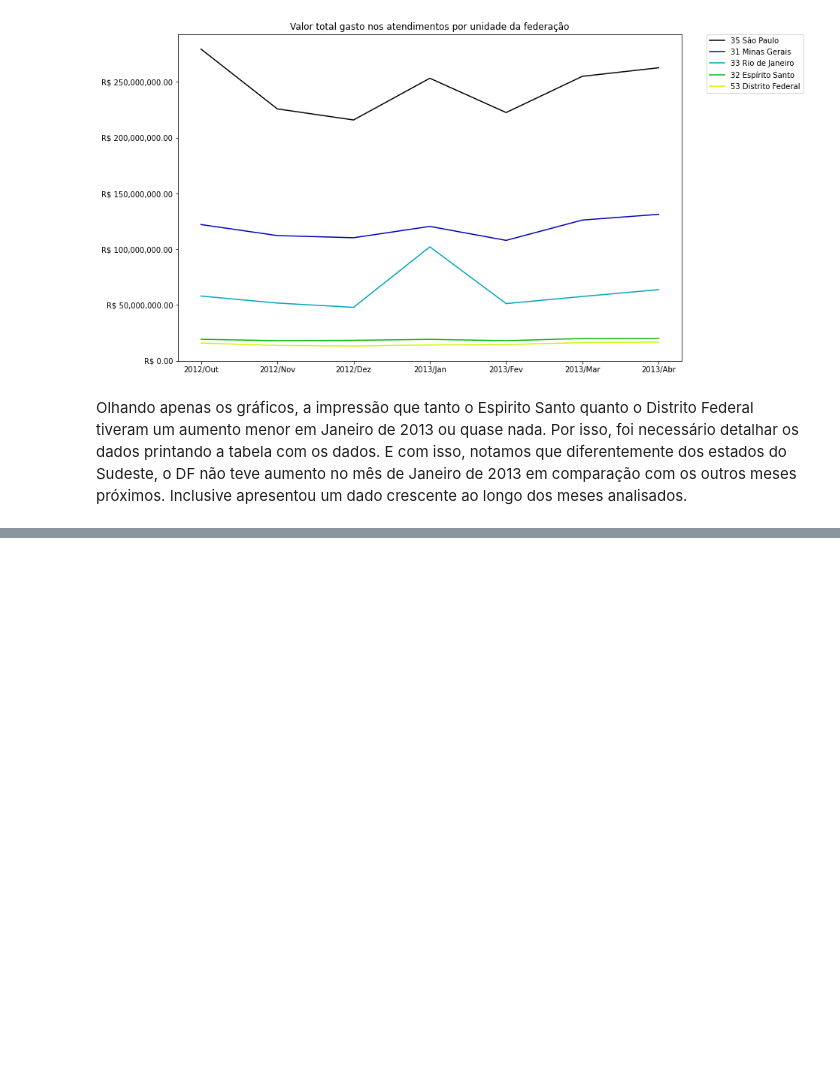
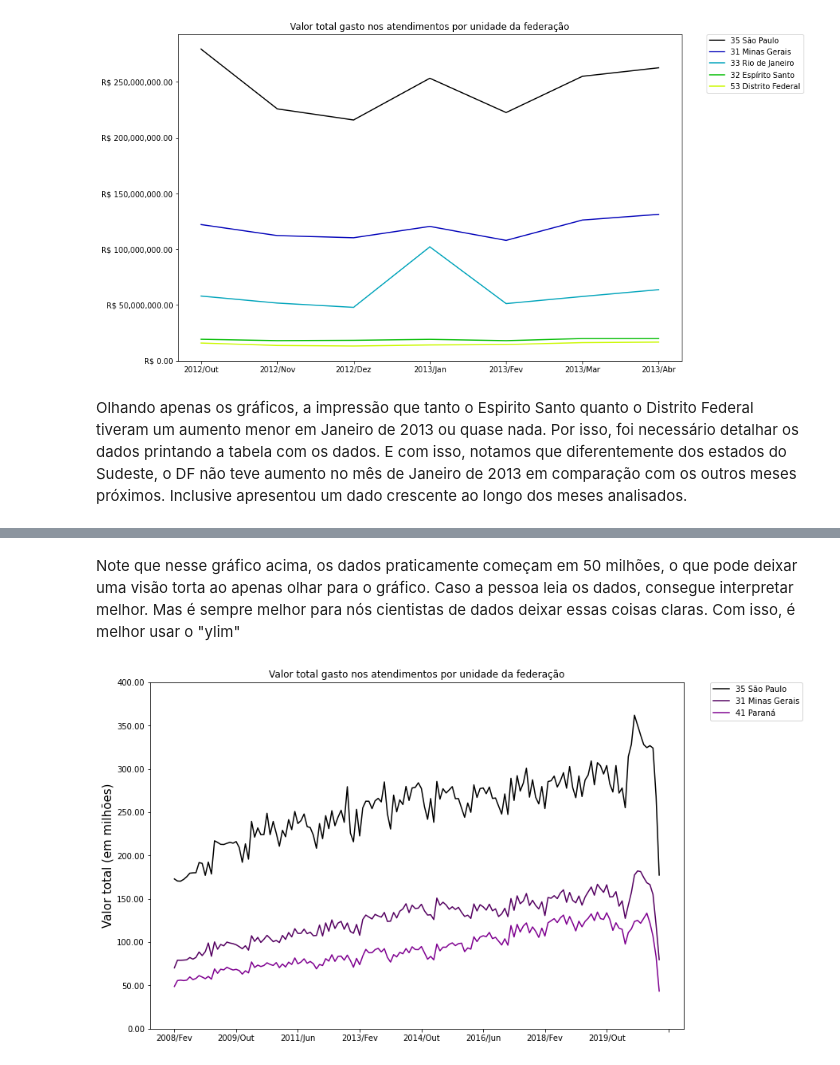
Before and after one commit to fred-carneiro/bootcamp-alura, a Jupyter notebook: Bootcamp_Data_Science_Modulo_1.ipynb, the cells around one changed output, grey strips where cells are left out. Drawn from its saved outputs; the diff is of its cells as text; code cells hidden in the pictures; blank space fills up the shorter version.

```diff
--- a/Bootcamp_Data_Science_Modulo_1.ipynb
+++ b/Bootcamp_Data_Science_Modulo_1.ipynb
@@ -456,0 +480,16 @@ Olhando apenas os gráficos, a impressão que tanto o Espirito Santo quanto o Di
+# %% [markdown]
+Note que nesse gráfico acima, os dados praticamente começam em 50 milhões, o que pode deixar uma visão torta ao apenas olhar para o gráfico. Caso a pessoa leia os dados, consegue interpretar melhor. Mas é sempre melhor para nós cientistas de dados deixar essas coisas claras. Com isso, é melhor usar o "ylim"
+# %%
+n_colors = len(ordenados_por_total)
+colors = plt.cm.nipy_spectral(np.linspace(0, 1, n_colors))
+dados_sem_discrepancia = ordenados_por_total[:3].T[6:-1] #pega menos meses para não mostrar os dados que pioram muito a visualização. Remove o ultimo que é a Região.
+dados_sem_discrepancia = dados_sem_discrepancia / 1000000
+grafico = dados_sem_discrepancia.plot(figsize=(12,8), color=colors)
+grafico.legend(bbox_to_anchor=(1.05, 1), loc=2, borderaxespad=0.) #posiciona a legenda do lado de fora
+grafico.yaxis.set_major_formatter(ticker.StrMethodFormatter("{x:,.2f}")) #formata os valores do eixo Y
+plt.ylabel('Valor total (em milhões)', fontsize=15)
+plt.title("Valor total gasto nos atendimentos por unidade da federação")
+plt.ylim(0, 400)
+plt.show()
+# %% [output]
+[figure, added]
```
Also changed, not shown: parts of 10 cells of this notebook.
